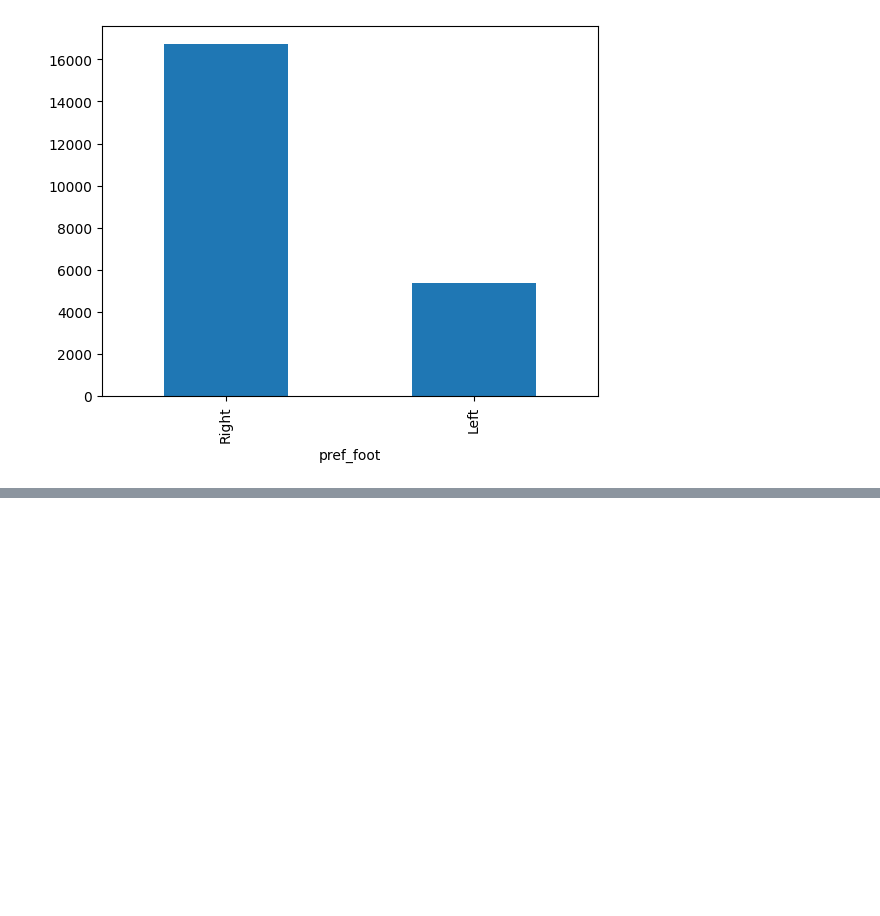
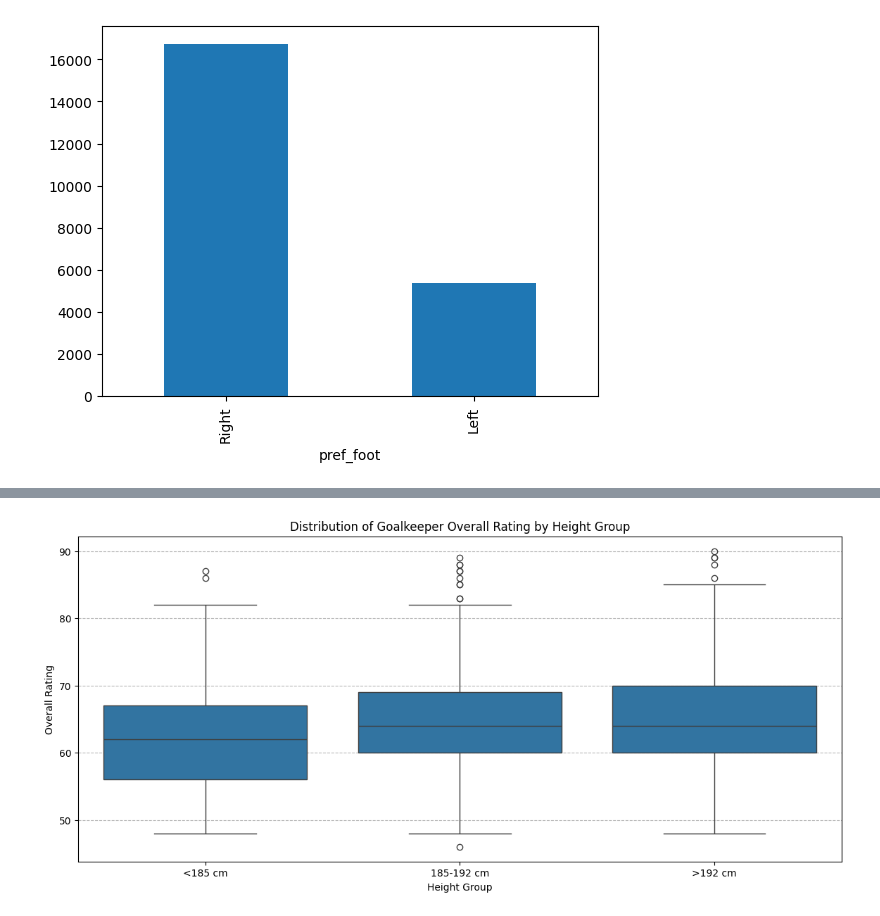
Before and after one commit to SimonGarcia01/ai-course, a Jupyter notebook: Soccer Analysis Workshop 1/SoccerWorkshop.ipynb, the cells around one changed output, grey strips where cells are left out. Drawn from its saved outputs; the diff is of its cells as text; code cells hidden in the pictures; blank space fills up the shorter version.

```diff
--- a/Soccer Analysis Workshop 1/SoccerWorkshop.ipynb
+++ b/Soccer Analysis Workshop 1/SoccerWorkshop.ipynb
@@ -119,3 +140,6 @@ df['pref_foot'].value_counts().plot(kind='bar')
 # %% [output]
 <Axes: xlabel='pref_foot'>
 [figure]
+# %%
+goalKeeperHeight = df.loc[df['position']=='GK', ['height_cm','overall']]
+goalKeeperHeight.head()
@@ -121,0 +153,6 @@ df['pref_foot'].value_counts().plot(kind='bar')
+# %%
+bins = [0, 185, 192, float('inf')]  # Ranges: <185, 185-192, >192
+labels = ["<185 cm", "185-192 cm", ">192 cm"]
+goalKeeperHeight['height_group'] = pd.cut(goalKeeperHeight['height_cm'],
+                                          bins = bins, labels = labels)
+goalKeeperHeight.head()
@@ -121,0 +174,10 @@ df['pref_foot'].value_counts().plot(kind='bar')
+# %%
+plt.figure(figsize=(14, 6))
+sns.boxplot(goalKeeperHeight, x='height_group', y='overall')
+plt.xlabel("Height Group")
+plt.ylabel("Overall Rating")
+plt.title("Distribution of Goalkeeper Overall Rating by Height Group")
+plt.grid(axis='y', linestyle='--', alpha=0.9) #alpha refers to opaqueness
+plt.show()
+# %% [output]
+[figure, added]
```
Also changed, not shown: parts of 8 cells of this notebook, 1 other file.
